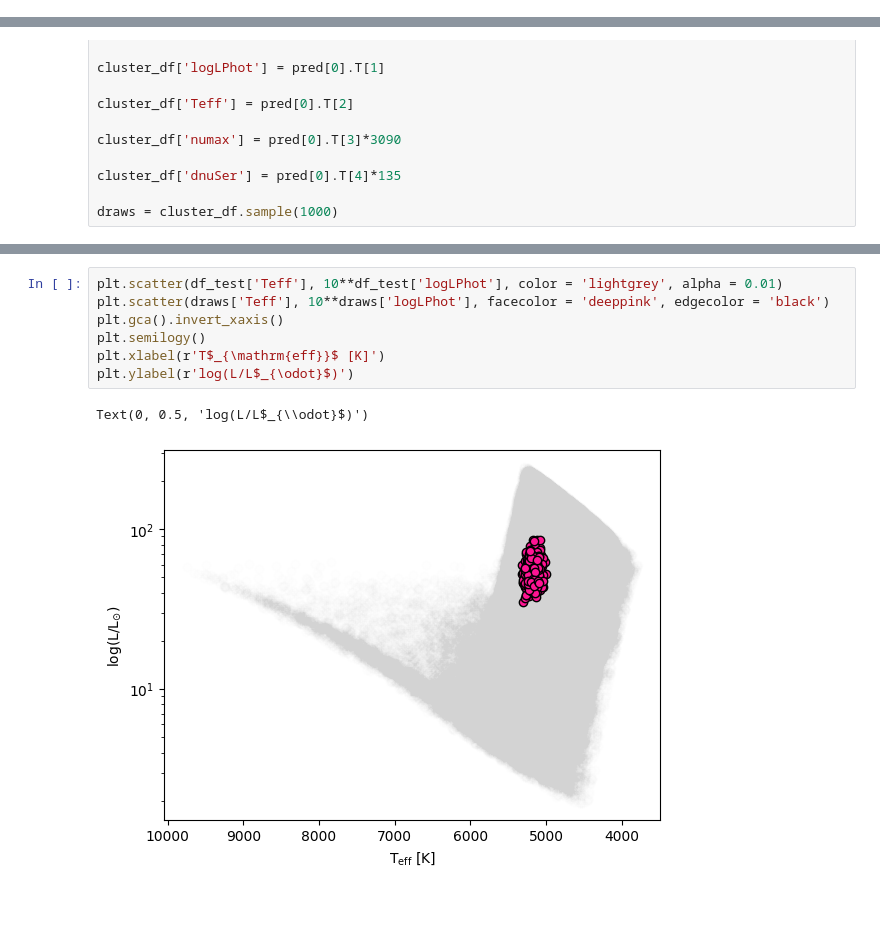
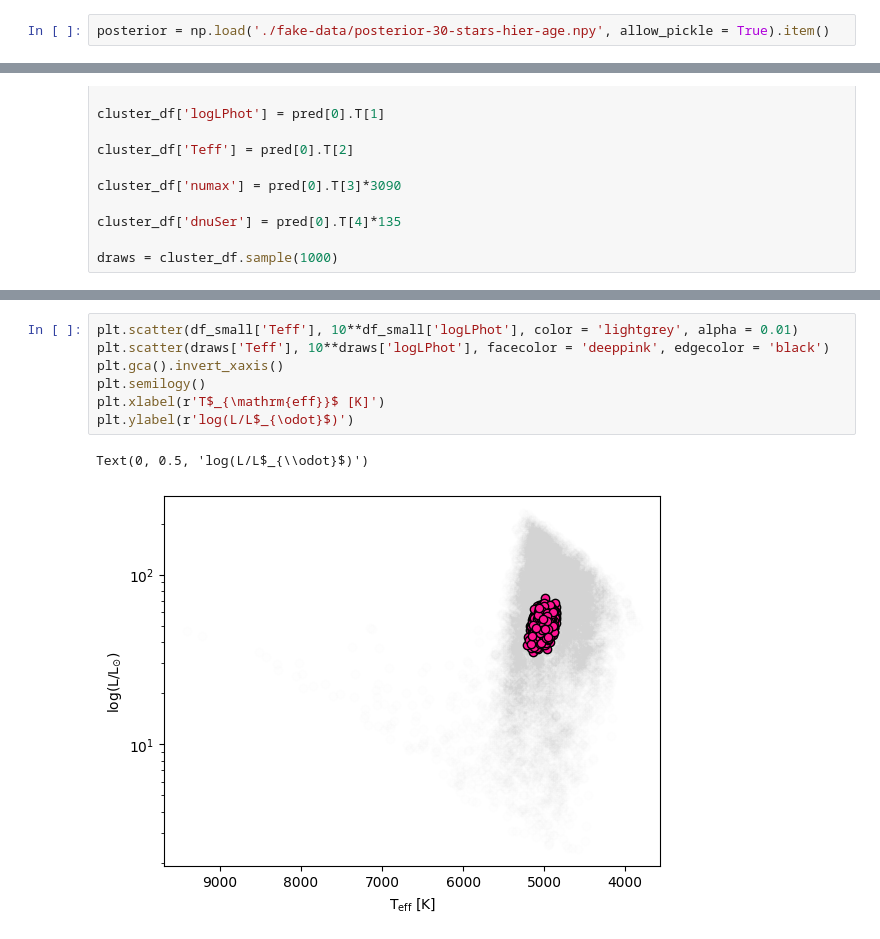
Before and after one commit to ehatt98/M4-hierarchical, a Jupyter notebook: notebooks/test-sampling-hierarchical-age.ipynb, the cells around one changed output, grey strips where cells are left out. Saved outputs shown, nothing was run; the diff lists cells and outputs as text; blank space fills up the shorter version.

```diff
--- a/notebooks/test-sampling-hierarchical-age.ipynb
+++ b/notebooks/test-sampling-hierarchical-age.ipynb
@@ -257,3 +286,5 @@ data += az.from_dict(posterior, sample_stats=sample_stats, coords=coords, dims=d
+# %%
+posterior = np.load('./fake-data/posterior-30-stars-hier-age.npy', allow_pickle = True).item()
 # %%
 params = jnp.stack([posterior['massini'][0].T, posterior['zini'][0].T, posterior['yini'][0].T, posterior['alphaMLT'][0].T, posterior['age'][0].T, posterior['eta'][0].T, posterior['alphaFe'][0].T], axis = -1)
 
@@ -293,13 +328,13 @@ draws = cluster_df.sample(1000)
 # %%
-plt.scatter(df_test['Teff'], 10**df_test['logLPhot'], color = 'lightgrey', alpha = 0.01)
+plt.scatter(df_small['Teff'], 10**df_small['logLPhot'], color = 'lightgrey', alpha = 0.01)
 plt.scatter(draws['Teff'], 10**draws['logLPhot'], facecolor = 'deeppink', edgecolor = 'black')
 plt.gca().invert_xaxis()
 plt.semilogy()
 plt.xlabel(r'T$_{\mathrm{eff}}$ [K]')
 plt.ylabel(r'log(L/L$_{\odot}$)')
 # %% [output]
 Text(0, 0.5, 'log(L/L$_{\\odot}$)')
-[figure, old version]
+[figure, new version]
 # %%
 fig = corner.corner(cluster_df[model_outputs.outputs], smooth = True, color = 'coral', truths = [fake_obs[i] for i in model_outputs.outputs], truth_color = 'slategrey')
 plt.show()
```
Also changed, not shown: parts of 16 cells of this notebook, 1 other file.
